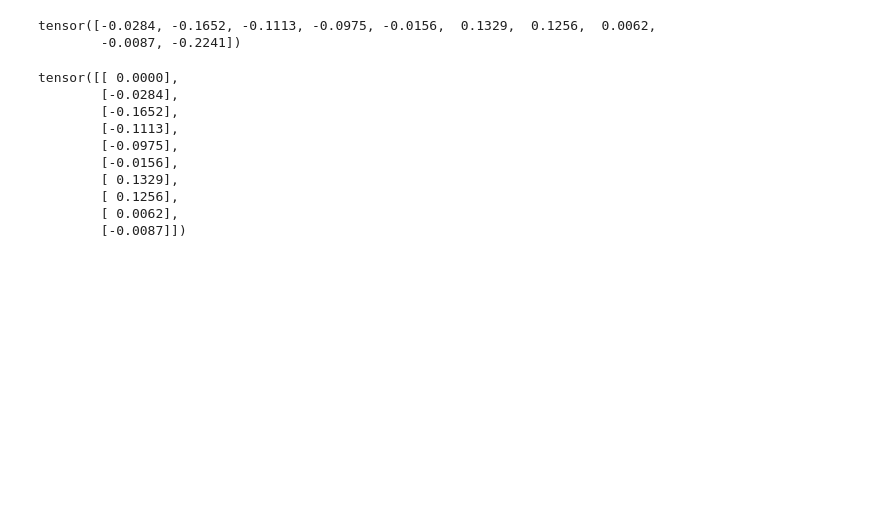
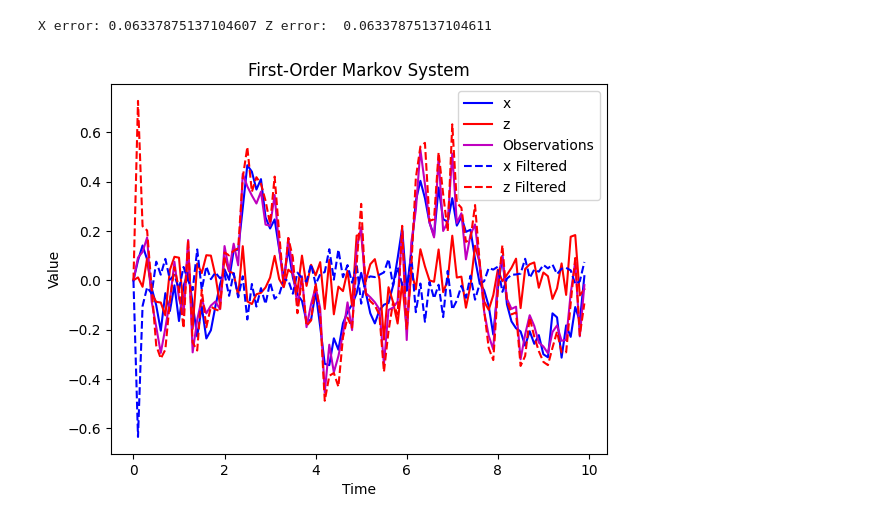
Before and after one commit to reecekeller/adaptation, a Jupyter notebook: models/linear_test.ipynb, the cells around one changed output. Saved outputs shown, nothing was run; the diff lists cells and outputs as text; code cells hidden in the pictures; blank space fills up the shorter version.

```diff
--- a/models/linear_test.ipynb
+++ b/models/linear_test.ipynb
@@ -39,3 +6,47 @@ z_hat = state_hat[:, 2]
+# %%
+T = 10
+dt = 0.1
+t_space = np.arange(0, T, dt)
+
+# Noise Parameters
+var_x = 0.1
+var_z = 0.1
+var_y = 0.0
+
+
+tau_x = 0.9
+tau_z = 0.1
+
+
+A = np.array([[(tau_x-1)/dt, 0], [0, (tau_z-1)/dt]])
+
+initial_state = np.array([0.0, 0.0]).reshape((2, 1))
+state_vec = dynamics(initial_state, t_space, A, dt, var_x, var_z)
+x = state_vec[0, :]
+z = state_vec[1, :]
+
+H = np.array([1, 1]).reshape((1, 2))
+obs = observations(H, state_vec, var_y)
+covariance = np.diag([[var_x, 0], [0, var_z]])
+
+state_hat = run_filter(initial_state.T, A, H, obs, covariance, obs_noise=var_y)
+
+x_hat = state_hat[0, :]
+z_hat = state_hat[1, :]
+print('X error:', ((x-x_hat)**2).mean(), 'Z error: ', ((z-z_hat)**2).mean())
+plt.plot(t_space, x, 'b', label='x')
+plt.plot(t_space, z, 'r', label='z')
+plt.plot(t_space, obs, 'm', label='Observations')
+plt.plot(t_space, x_hat, '-b', label = 'x Filtered ', linestyle='--')
+plt.plot(t_space, z_hat, '-r', label = 'z Filtered ', linestyle='--')
+plt.xlabel('Time')
+plt.ylabel('Value')
+plt.title('First-Order Markov System')
+plt.legend()
+plt.show()
+# %% [output]
+X error: 0.06337875137104607 Z error:  0.06337875137104611
+[figure, added]
 # %%
 def create_sequences(data, window_size):
     sequences = []
@@ -69,19 +83,3 @@ num_epochs = 20000
-# %%
-print(x_train[0:10])
-obs_train[0:10]
-# %% [output]
-tensor([-0.0284, -0.1652, -0.1113, -0.0975, -0.0156,  0.1329,  0.1256,  0.0062,
-        -0.0087, -0.2241])
-tensor([[ 0.0000],
-        [-0.0284],
-        [-0.1652],
-        [-0.1113],
-        [-0.0975],
-        [-0.0156],
-        [ 0.1329],
-        [ 0.1256],
-        [ 0.0062],
-        [-0.0087]])
 # %%
 linear_model = AdaptingMLP(input_dim, hidden_layers, output_dim)
 ff_model = linearNN(input_dim, hidden_layers, output_dim)
```
Also changed, not shown: parts of 10 cells of this notebook, 3 other files.
